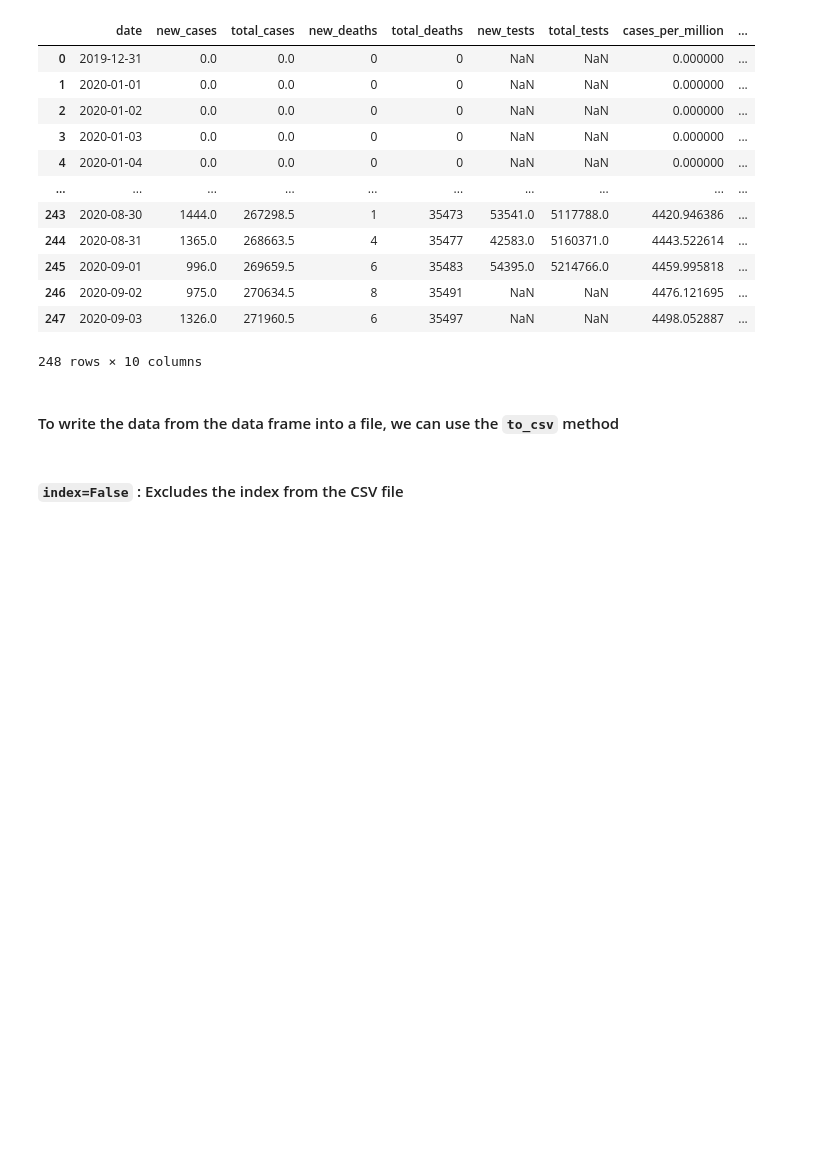
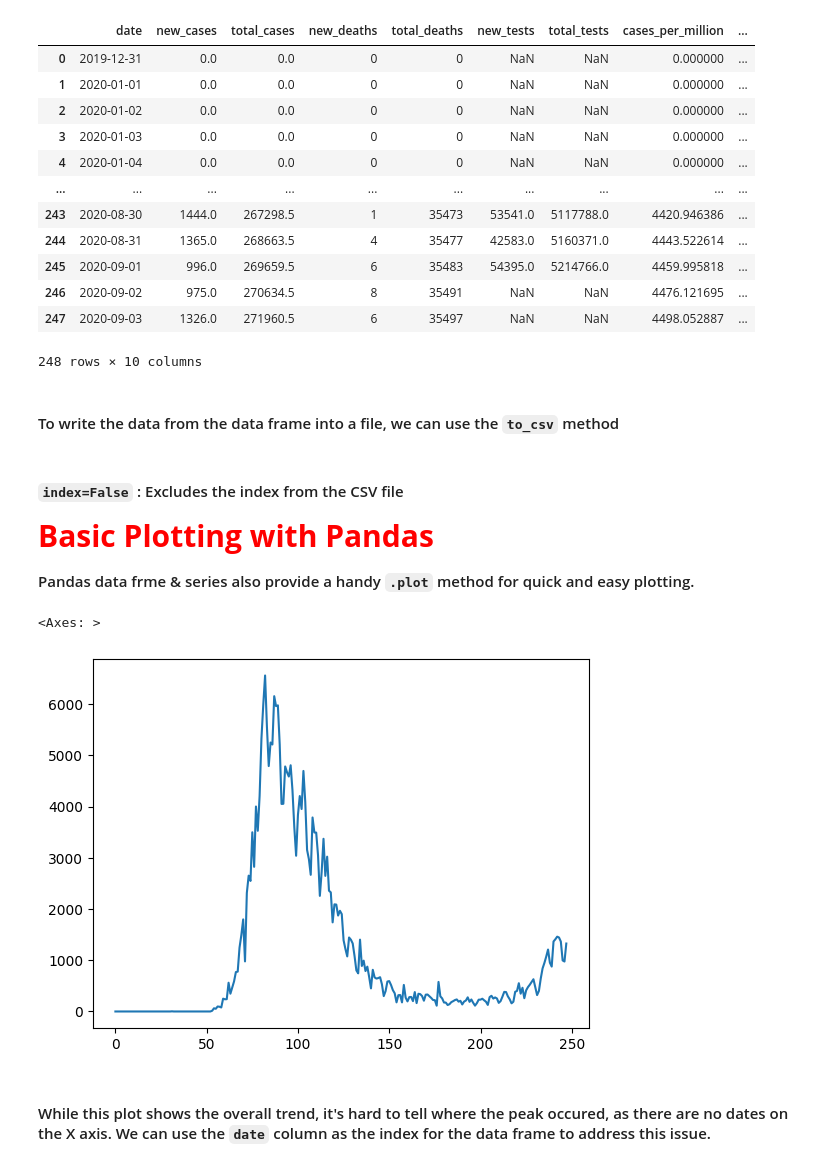
Before and after one commit to CodewithDeep23/Data_Analyst, a Jupyter notebook: pandas.ipynb, the cells around one changed output. Saved outputs shown, nothing was run; the diff lists cells and outputs as text; code cells hidden in the pictures; blank space fills up the shorter version.

```diff
--- a/pandas.ipynb
+++ b/pandas.ipynb
@@ -908,3 +908,16 @@ result_df
 result_df.to_csv('./data/results.csv', index=False)
 # %% [markdown]
 #### `index=False` : Excludes the index from the CSV file
+# %% [markdown]
+<div style='color: red; font-size: 30px; font-weight: bold'>
+    Basic Plotting with Pandas
+</div>
+
+#### Pandas data frme & series also provide a handy `.plot` method for quick and easy plotting.
+# %%
+result_df.new_cases.plot()
+# %% [output]
+<Axes: >
+[figure, added]
+# %% [markdown]
+#### While this plot shows the overall trend, it's hard to tell where the peak occured, as there are no dates on the X axis. We can use the `date` column as the index for the data frame to address this issue.
```
Also changed, not shown: parts of 15 cells of this notebook.
